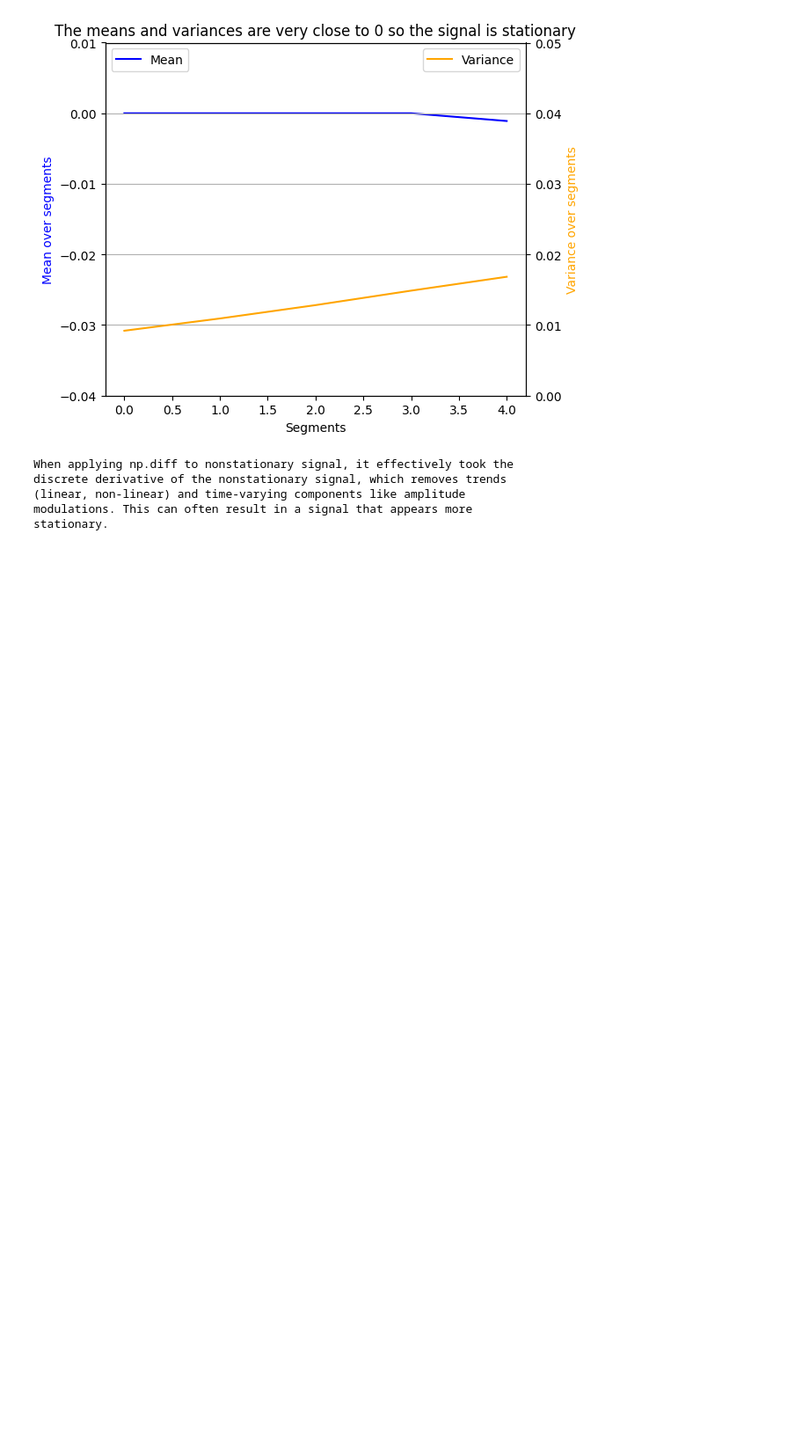
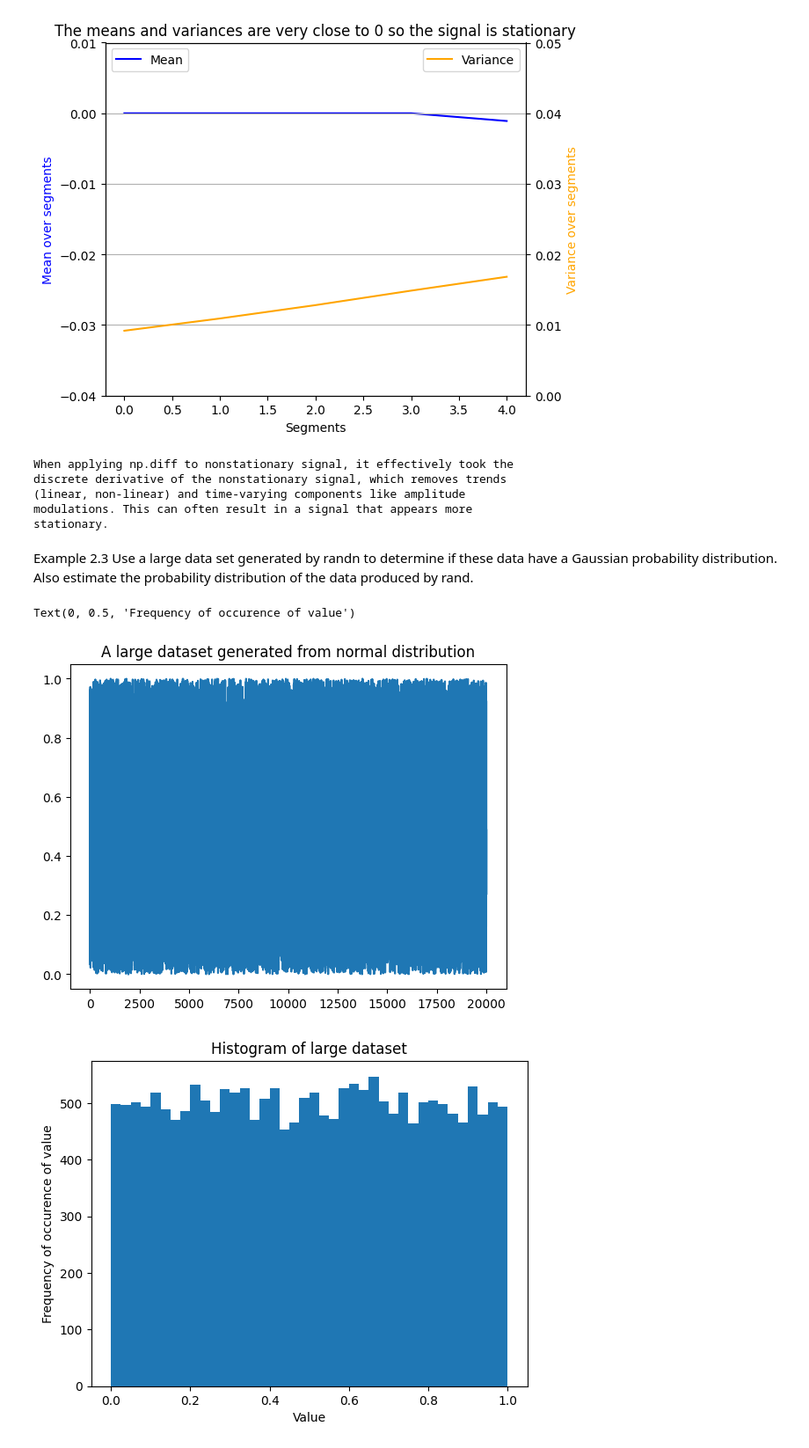
Before and after one commit to electronjia/biosignal_medical_image_processing_questions, a Jupyter notebook: chapter_2.ipynb, the cells around one changed output. Shown at 88% size. Cells and saved outputs as stored; diff of their text form; code cells hidden in the pictures; blank space fills up the shorter version.

Commit message:
Chapter 2 example

```diff
--- a/chapter_2.ipynb
+++ b/chapter_2.ipynb
@@ -135,3 +135,36 @@ discrete derivative of the nonstationary signal, which removes trends
 (linear, non-linear) and time-varying components like amplitude
 modulations. This can often result in a signal that appears more
 stationary.
+# %% [markdown]
+Example 2.3
+ Use a large data set generated by randn to determine if these data have a Gaussian probability
+distribution. Also estimate the probability distribution of the data produced by rand.
+# %%
+import numpy as np
+from scipy.stats import norm
+import matplotlib.pyplot as plt
+
+np.random.seed(42)
+N = 20000
+nu_bins = 40
+
+# Generate large dataset from normal distribution
+large_dataset = norm.ppf(np.random.rand(1,N))[0] # Normal distribution
+# large_dataset = np.random.randn(N) # Normal distribution
+large_dataset = np.random.rand(N) # Uniform distribution
+
+# plot the large dataset
+plt.figure()
+plt.plot(large_dataset)
+plt.title("A large dataset generated from normal distribution")
+
+# Plot the histogram of the dataset
+plt.figure()
+plt.hist(large_dataset, bins=nu_bins)
+plt.title("Histogram of large dataset")
+plt.xlabel("Value")
+plt.ylabel("Frequency of occurence of value")
+# %% [output]
+Text(0, 0.5, 'Frequency of occurence of value')
+[figure, added]
+[figure, added]
```
Also changed, not shown: parts of 1 cell of this notebook, 1 other file.
